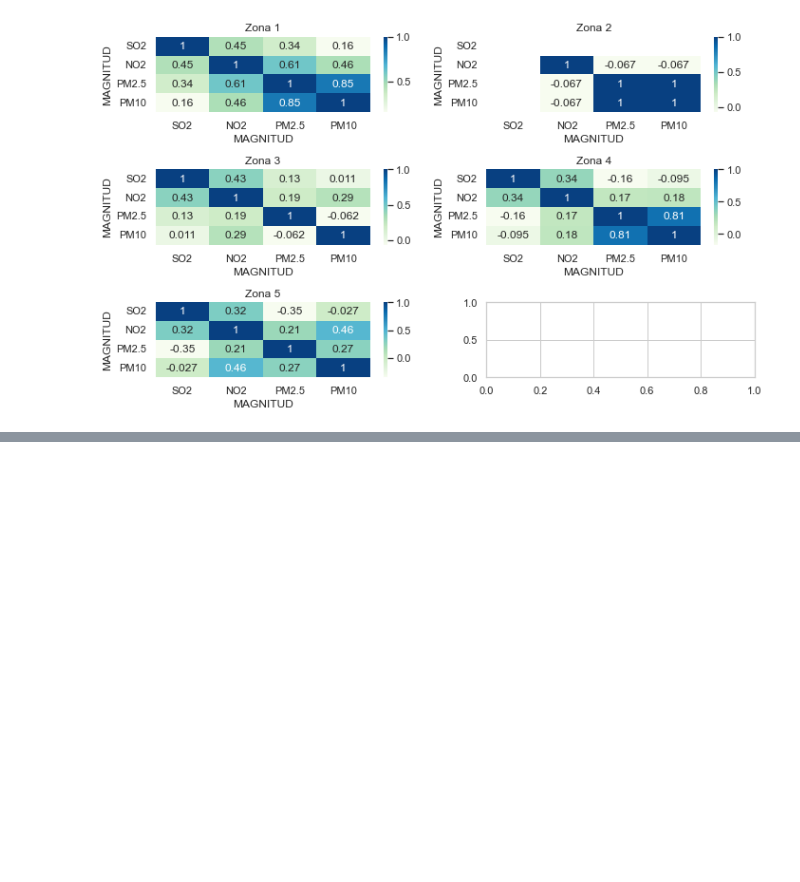
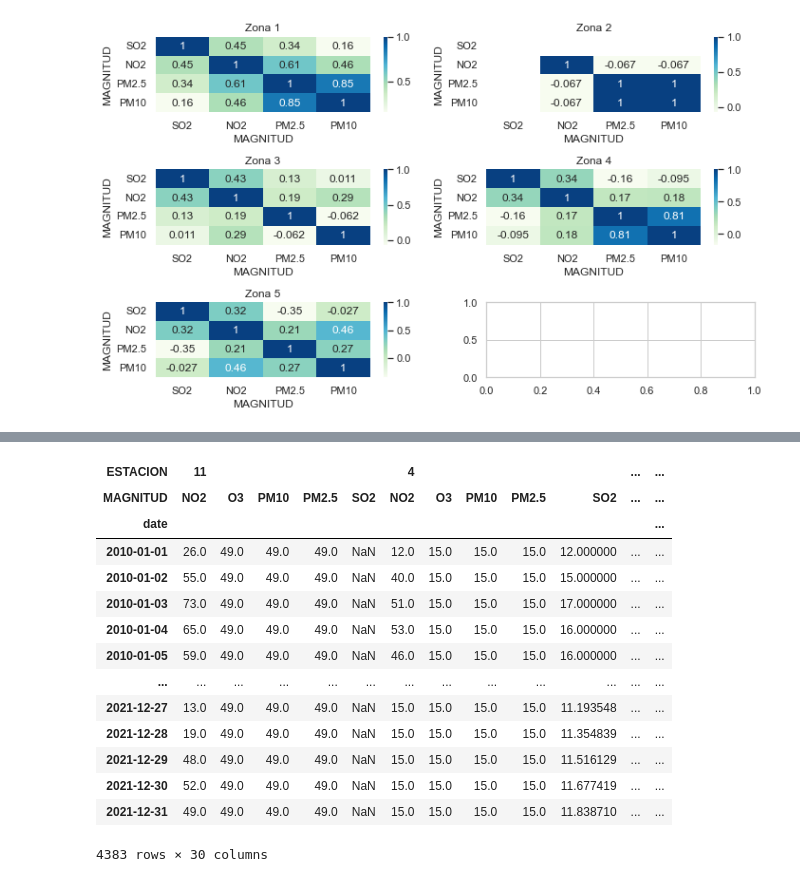
Before and after one commit to sofiamacein/TFG-Calidad-Aire-Madrid, a Jupyter notebook: TFG. CALIDAD AIRE MADRID_EDA.ipynb, the cells around one changed output, grey strips where cells are left out. Cells and saved outputs as stored; diff of their text form; code cells hidden in the pictures; blank space fills up the shorter version.

```diff
--- a/TFG. CALIDAD AIRE MADRID_EDA.ipynb
+++ b/TFG. CALIDAD AIRE MADRID_EDA.ipynb
@@ -829,0 +842,19 @@ plt.show()
+# %%
+# Zona 1
+zona1.pivot_table(index = 'date', columns='MAGNITUD',dropna=False)
+# %% [output]
+| ESTACION | 11 |  |  |  |  | 4 |  |  |  |  | ... | ... |
+| MAGNITUD | NO2 | O3 | PM10 | PM2.5 | SO2 | NO2 | O3 | PM10 | PM2.5 | SO2 | ... | ... |
+| date |  |  |  |  |  |  |  |  |  |  |  | ... |
+| 2010-01-01 | 26.0 | 49.0 | 49.0 | 49.0 | NaN | 12.0 | 15.0 | 15.0 | 15.0 | 12.000000 | ... | ... |
+| 2010-01-02 | 55.0 | 49.0 | 49.0 | 49.0 | NaN | 40.0 | 15.0 | 15.0 | 15.0 | 15.000000 | ... | ... |
+| 2010-01-03 | 73.0 | 49.0 | 49.0 | 49.0 | NaN | 51.0 | 15.0 | 15.0 | 15.0 | 17.000000 | ... | ... |
+| 2010-01-04 | 65.0 | 49.0 | 49.0 | 49.0 | NaN | 53.0 | 15.0 | 15.0 | 15.0 | 16.000000 | ... | ... |
+| 2010-01-05 | 59.0 | 49.0 | 49.0 | 49.0 | NaN | 46.0 | 15.0 | 15.0 | 15.0 | 16.000000 | ... | ... |
+| ... | ... | ... | ... | ... | ... | ... | ... | ... | ... | ... | ... | ... |
+| 2021-12-27 | 13.0 | 49.0 | 49.0 | 49.0 | NaN | 15.0 | 15.0 | 15.0 | 15.0 | 11.193548 | ... | ... |
+| 2021-12-28 | 19.0 | 49.0 | 49.0 | 49.0 | NaN | 15.0 | 15.0 | 15.0 | 15.0 | 11.354839 | ... | ... |
+| 2021-12-29 | 48.0 | 49.0 | 49.0 | 49.0 | NaN | 15.0 | 15.0 | 15.0 | 15.0 | 11.516129 | ... | ... |
+| 2021-12-30 | 52.0 | 49.0 | 49.0 | 49.0 | NaN | 15.0 | 15.0 | 15.0 | 15.0 | 11.677419 | ... | ... |
+| 2021-12-31 | 49.0 | 49.0 | 49.0 | 49.0 | NaN | 15.0 | 15.0 | 15.0 | 15.0 | 11.838710 | ... | ... |
+4383 rows × 30 columns
```
Also changed, not shown: parts of 10 cells of this notebook.
